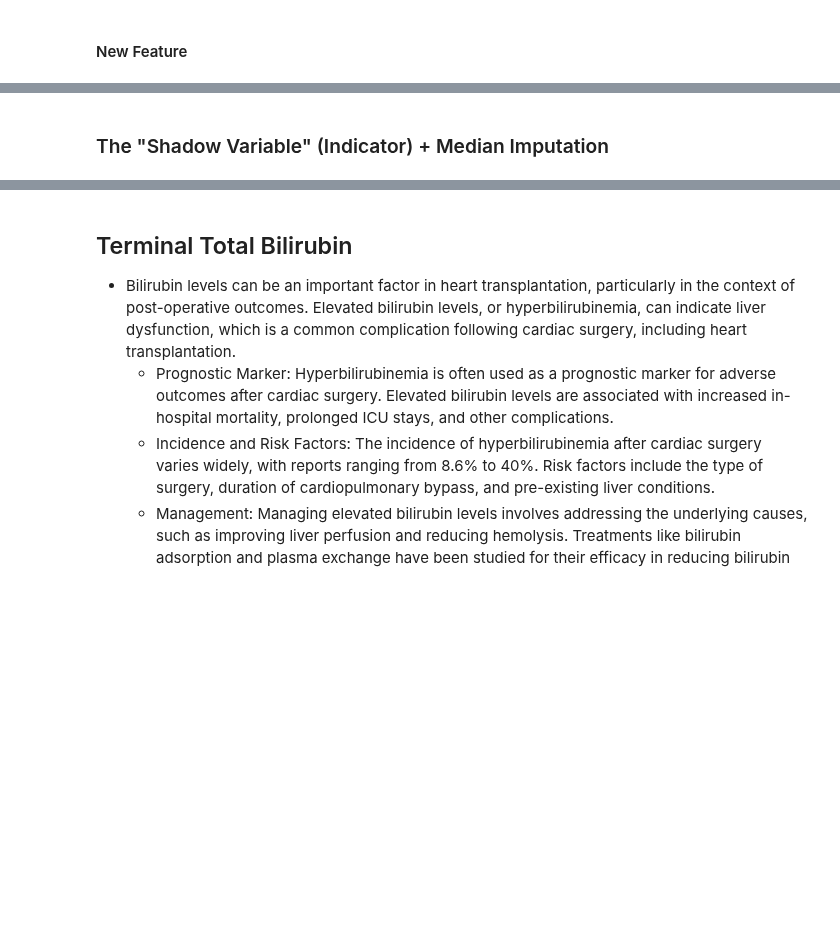
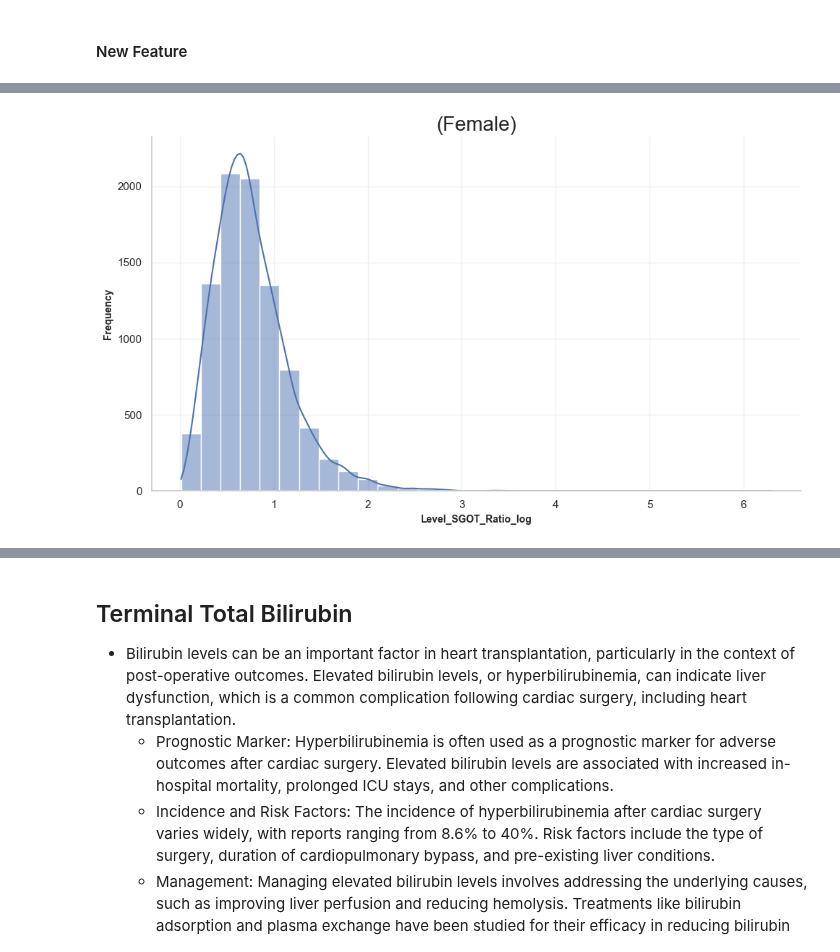
Before and after one commit to SirErikPak/UNOS_GenderStratification, a Jupyter notebook: notebook/C_WrangleExploratoryDonor.ipynb, the cells around one changed output, grey strips where cells are left out. Drawn from its saved outputs; the diff is of its cells as text; code cells hidden in the pictures; blank space fills up the shorter version.

```diff
--- a/notebook/C_WrangleExploratoryDonor.ipynb
+++ b/notebook/C_WrangleExploratoryDonor.ipynb
@@ -1173,8 +1194,8 @@ for feature in features:
 #### Female
 # %%
 # info
-features = u.get_feature_info(df_f, 'Level_SGOT', cat=False)
-plot.plot_histogram(df_f, features,  txt='Female: Level SGOT')
+features = u.get_feature_info(df_f_cox, 'Level_SGOT', cat=False)
+plot.plot_histogram(df_f_cox, features,  txt='Female: Level SGOT')
 # %% [output]
 ✦ Feature Profiler │ Match: 'Level_SGOT' │ Found: 2
 ╭────────────────────┬─────────┬────────┬────────┬──────┬─────┬─────┬─────┬──────╮
@@ -1271,5 +1439,5 @@ plot.plot_histogram(df_m, cols, txt='(Male)', bins=30)
 # %%
 # Plots
-plot.plot_histogram(df_f, cols, txt='(Female)', bins=30)
+plot_histogram(df_f_cox, 'Level_SGOT_Ratio_log', txt='(Female)', bins=30)
+# %% [output]
+[figure, added]
-# %% [markdown]
-### The "Shadow Variable" (Indicator) + Median Imputation
```
Also changed, not shown: parts of 133 cells of this notebook.
